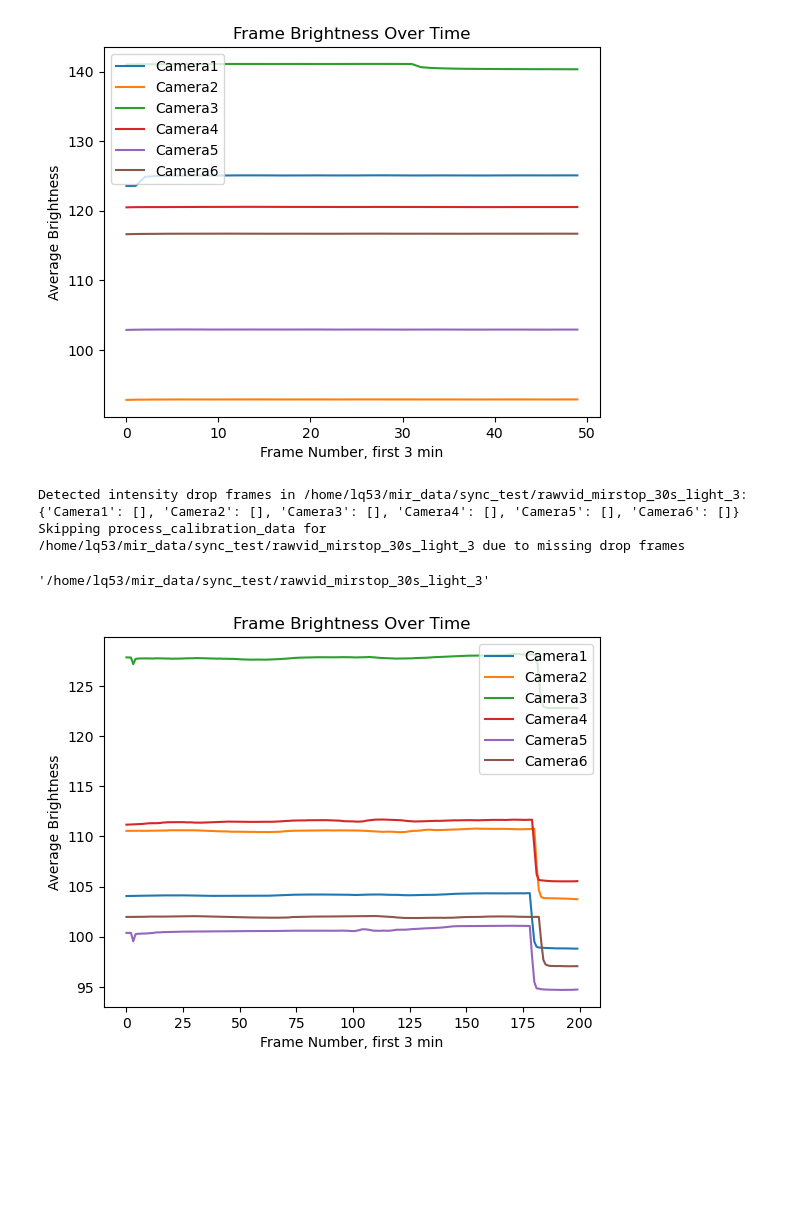
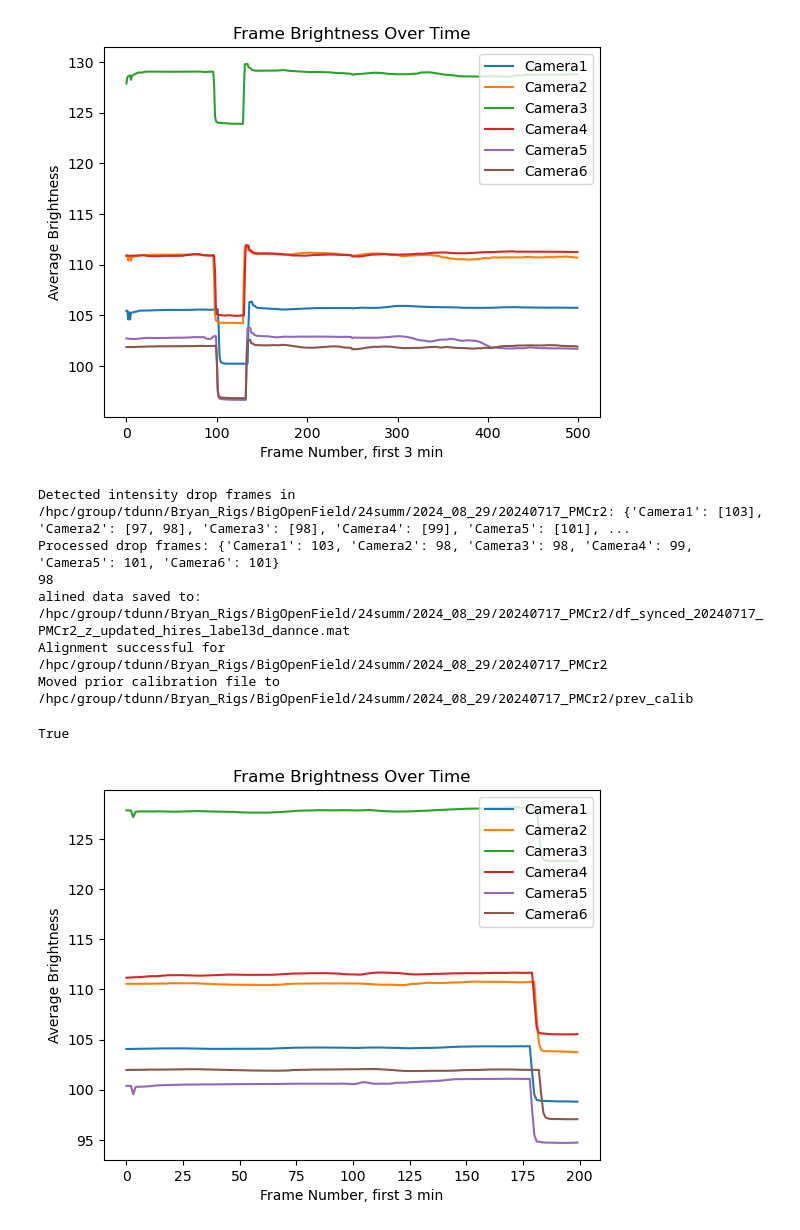
Before and after one commit to gadsfly/BBOP, a Jupyter notebook: execution/try/sync_df_from_raw_exe.ipynb, the cells around one changed output. Cells and saved outputs as stored; diff of their text form; code cells hidden in the pictures; blank space fills up the shorter version.

```diff
--- a/execution/try/sync_df_from_raw_exe.ipynb
+++ b/execution/try/sync_df_from_raw_exe.ipynb
@@ -7,11 +7,15 @@ from utlis.sync_utlis.sync_df_utlis import process_sync
 # %%
 # base_folder = '/hpc/group/tdunn/lq53/sync_camera_/rawvid_mirstop_30s_light_3'
 
 base_folder = '/hpc/group/tdunn/Bryan_Rigs/BigOpenField/24summ/2024_08_29/20240717_PMCr2'
 
-process_sync(base_folder, threshold=3, max_frames=500)
+process_sync(base_folder, threshold=2, max_frames=500)
 # %% [output]
-[figure, old version]
+[figure, new version]
-Detected intensity drop frames in /home/lq53/mir_data/sync_test/rawvid_mirstop_30s_light_3: {'Camera1': [], 'Camera2': [], 'Camera3': [], 'Camera4': [], 'Camera5': [], 'Camera6': []}
-Skipping process_calibration_data for /home/lq53/mir_data/sync_test/rawvid_mirstop_30s_light_3 due to missing drop frames
+Detected intensity drop frames in /hpc/group/tdunn/Bryan_Rigs/BigOpenField/24summ/2024_08_29/20240717_PMCr2: {'Camera1': [103], 'Camera2': [97, 98], 'Camera3': [98], 'Camera4': [99], 'Camera5': [101], ...
+Processed drop frames: {'Camera1': 103, 'Camera2': 98, 'Camera3': 98, 'Camera4': 99, 'Camera5': 101, 'Camera6': 101}
+98
+alined data saved to: /hpc/group/tdunn/Bryan_Rigs/BigOpenField/24summ/2024_08_29/20240717_PMCr2/df_synced_20240717_PMCr2_z_updated_hires_label3d_dannce.mat
+Alignment successful for /hpc/group/tdunn/Bryan_Rigs/BigOpenField/24summ/2024_08_29/20240717_PMCr2
+Moved prior calibration file to /hpc/group/tdunn/Bryan_Rigs/BigOpenField/24summ/2024_08_29/20240717_PMCr2/prev_calib
-'/home/lq53/mir_data/sync_test/rawvid_mirstop_30s_light_3'
+True
```
Also changed, not shown: parts of 1 cell of this notebook, 1 other file.
